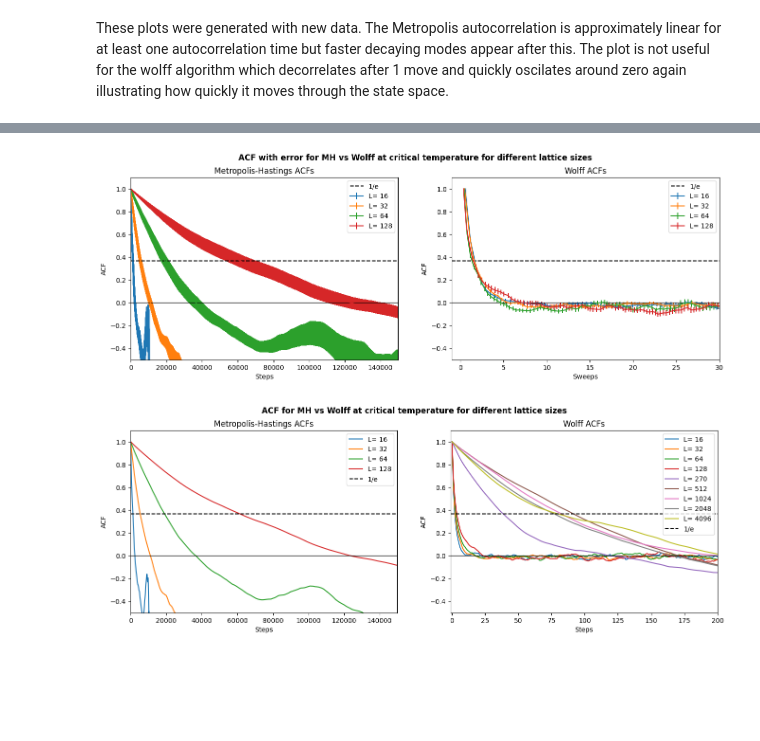
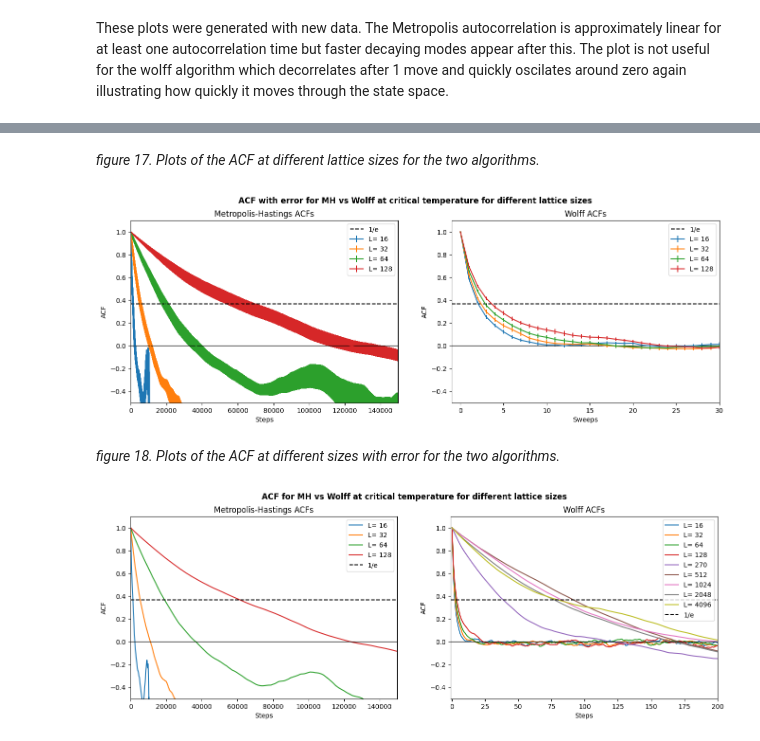
Before and after one commit to tdeng455/Part-II-Computational-Physics-Project, a Jupyter notebook: workbook.ipynb, the cells around one changed output, grey strips where cells are left out. Saved outputs shown, nothing was run; the diff lists cells and outputs as text; code cells hidden in the pictures; blank space fills up the shorter version.

```diff
--- a/workbook.ipynb
+++ b/workbook.ipynb
@@ -605,8 +615,10 @@ These plots were generated with new data. The Metropolis autocorrelation is appr
 """Plotting the autocorrelation function at different lattice sizes
    source: acf3.py
 """
-wolff_data = [np.load('wolff_acf_16.npy'), np.load('wolff_acf_32.npy'), np.load('wolff_acf_64.npy'),
-              np.load('wolff_acf_128.npy')]
+#wolff_data = [np.load('wolff_acf_16.npy'), np.load('wolff_acf_32.npy'), np.load('wolff_acf_64.npy'),
+#              np.load('wolff_acf_128.npy')]
+wolff_data = [np.load('wolff_acf_16_2.npy'), np.load('wolff_acf_32_2.npy'), np.load('wolff_acf_64_2.npy'),
+              np.load('wolff_acf_128_2.npy')]
 
 mh_data = [np.load('MH_acf_16_2.npy'), np.load('MH_acf_32_2.npy'), np.load('MH_acf_64_2.npy'),
            np.load('MH_acf_128_2.npy')]
@@ -617,20 +629,21 @@ fig, ax = plt.subplots(1,2,figsize = (16,5))
 fig.suptitle('ACF for MH vs Wolff at critical temperature for different lattice sizes', fontweight='bold')
 
 for i in range(4):
-   ax[1].plot(wolff_data[i][0], wolff_data[i][1], label=('L= ' + str(widths[i])))
+   #ax[1].plot(wolff_data[i][0], wolff_data[i][1], label=('L= ' + str(widths[i])))
+   ax[1].plot(range(len(wolff_data[i][0])), wolff_data[i][0], label=('L= ' + str(widths[i])))
    ax[0].plot(range(len(mh_data[i][0])), mh_data[i][0], label=('L= ' + str(widths[i])))
 
 ax[0].axhline(y=np.exp(-1), color='black', linestyle='--', label='1/e')
 ax[1].axhline(y=np.exp(-1), color='black', linestyle='--', label='1/e')
 ax[0].axhline(0, color='black', linewidth=0.9)
 ax[1].axhline(0, color='black', linewidth=0.9)
+#ax[1].set_ylim(-0.5,1.1)
+ax[1].set_xlim(-1,50)
 ax[0].set_ylim(-0.5,1.1)
-ax[1].set_ylim(-0.5,1.1)
-ax[1].set_xlim(-1,10)
 ax[0].set_xlim(-100,150000)
 ax[0].set_xlabel('Steps')
 ax[0].set_ylabel('ACF')
-ax[1].set_xlabel('Sweeps')
+ax[1].set_xlabel('Steps')
 ax[1].set_ylabel('ACF')
 ax[1].set_title('Wolff ACFs')
 ax[0].set_title('Metropolis-Hastings ACFs')
@@ -642,41 +655,48 @@ plt.show()
+# %% [markdown]
+*figure 17. Plots of the ACF at different lattice sizes for the two algorithms.*
 # %%
 """Plotting the autocorrelation function with error at different lattice sizes
    source: acf3.py
 """
-wolff_data = [np.load('wolff_acf_16.npy'), np.load('wolff_acf_32.npy'), np.load('wolff_acf_64.npy'),
-              np.load('wolff_acf_128.npy')]
+#wolff_data = [np.load('wolff_acf_16.npy'), np.load('wolff_acf_32.npy'), np.load('wolff_acf_64.npy'),
+#              np.load('wolff_acf_128.npy')]
+wolff_data = [np.load('wolff_acf_16_2.npy'), np.load('wolff_acf_32_2.npy'), np.load('wolff_acf_64_2.npy'),
+              np.load('wolff_acf_128_2.npy')]
 
 mh_data = [np.load('MH_acf_16_2.npy'), np.load('MH_acf_32_2.npy'), np.load('MH_acf_64_2.npy'),
            np.load('MH_acf_128_2.npy')]
 
 widths = [16,32,64,128]
 
 fig, ax = plt.subplots(1,2,figsize = (16,5))
 fig.suptitle('ACF with error for MH vs Wolff at critical temperature for different lattice sizes', fontweight='bold')
 
 for i in range(4):
-   ax[1].errorbar(x=wolff_data[i][0], y=wolff_data[i][1], yerr=wolff_data[i][2], label=('L= ' + str(widths[i])))
+   #ax[1].errorbar(x=wolff_data[i][0], y=wolff_data[i][1], yerr=wolff_data[i][2], label=('L= ' + str(widths[i])))
+   ax[1].errorbar(x=range(len(wolff_data[i][0])), y=wolff_data[i][0], yerr=wolff_data[i][1], label=('L= ' + str(widths[i])))
    ax[0].errorbar(x=range(len(mh_data[i][0])), y=mh_data[i][0], yerr=mh_data[i][1], label=('L= ' + str(widths[i])))
 
 ax[0].axhline(y=np.exp(-1), color='black', linestyle='--', label='1/e')
 ax[1].axhline(y=np.exp(-1), color='black', linestyle='--', label='1/e')
 ax[0].axhline(0, color='black', linewidth=0.9)
 ax[1].axhline(0, color='black', linewidth=0.9)
 ax[0].set_ylim(-0.5,1.1)
 ax[1].set_ylim(-0.5,1.1)
 ax[1].set_xlim(-1,30)
 ax[0].set_xlim(-100,150000)
 ax[0].set_xlabel('Steps')
 ax[0].set_ylabel('ACF')
 ax[1].set_xlabel('Sweeps')
 ax[1].set_ylabel('ACF')
 ax[1].set_title('Wolff ACFs')
 ax[0].set_title('Metropolis-Hastings ACFs')
 ax[0].legend()
 ax[1].legend()
 plt.show()
 # %% [output]
-[figure, old version]
+[figure, new version]
+# %% [markdown]
+*figure 18. Plots of the ACF at different sizes with error for the two algorithms.*
 # %%
 """Plotting the autocorrelation function at different lattice sizes
    source: acf3.py
```
Also changed, not shown: parts of 16 cells of this notebook.
